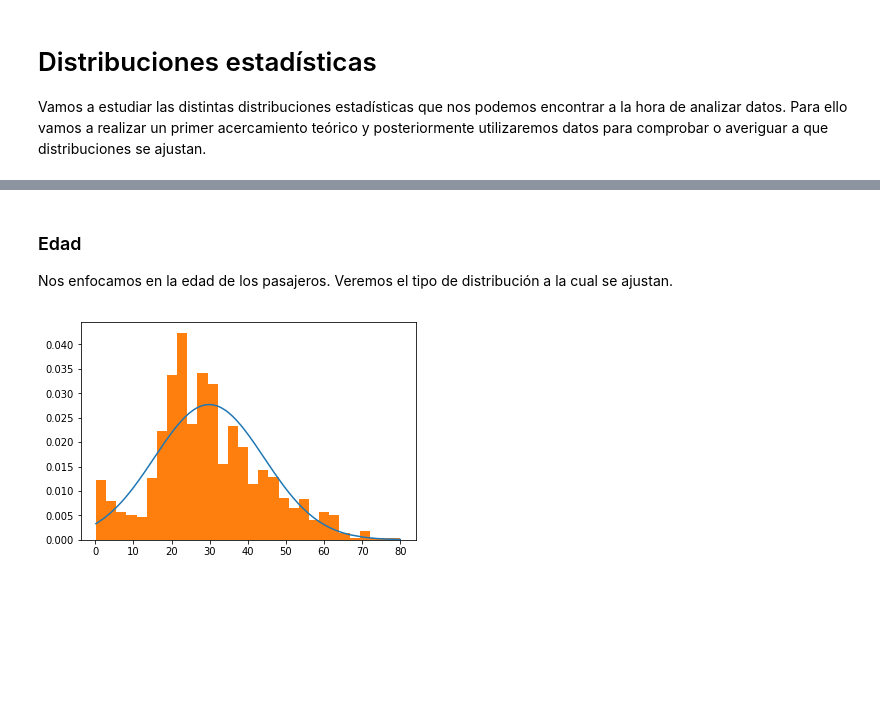
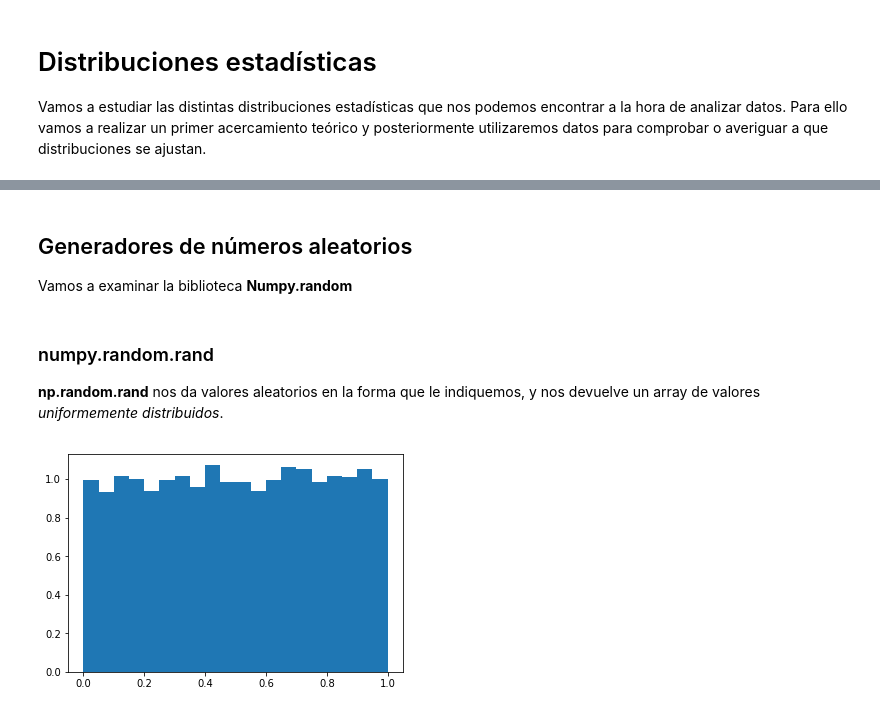
Before and after one commit to PablodelaCuesta/Statistics, a Jupyter notebook: 2. Statistical distributions and measures of central tendency and variability/Distribuciones estadísticas.ipynb, the cells around one changed output, grey strips where cells are left out. Cells and saved outputs as stored; diff of their text form; code cells hidden in the pictures; blank space fills up the shorter version.

```diff
--- a/2. Statistical distributions and measures of central tendency and variability/Distribuciones estadísticas.ipynb
+++ b/2. Statistical distributions and measures of central tendency and variability/Distribuciones estadísticas.ipynb
@@ -26,20 +10,16 @@ titanic.head()
-# %% [markdown]
-### Edad
-Nos enfocamos en la edad de los pasajeros. Veremos el tipo de distribución a la cual se ajustan.
-# %%
-# Edad de los pasajeros
-age = titanic.age.values
-
-#Eliminamos datos NaN de nuestro array
-age = [ values for values in age if not(np.isnan(values))]
-
-#Ajustamos los datos
-age.sort()
-fit = stats.norm.pdf(age, np.mean(age), np.std(age))
-
-# Ahora realizamos un plot
-plt.plot(age, fit)
-plt.hist(age, bins=30, normed=True)
-plt.show()
-# %% [output]
-[figure, removed]
+# %% [markdown]
+## Generadores de números aleatorios
+
+Vamos a examinar la biblioteca **Numpy.random**
+# %% [markdown]
+### numpy.random.rand
+**np.random.rand** nos da valores aleatorios en la forma que le indiquemos, y nos devuelve un array de valores *uniformemente distribuidos*.
+# %%
+# numpy.random.rand(dn:int)
+array = np.random.rand(10000)
+
+# Visualizamos
+plt.hist(array, bins=20, normed=True)
+plt.show()
+# %% [output]
+[figure, added]
```
Also changed, not shown: parts of 15 cells of this notebook.
